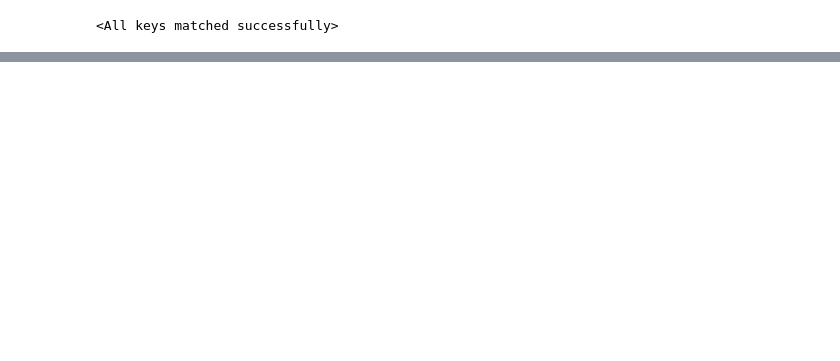
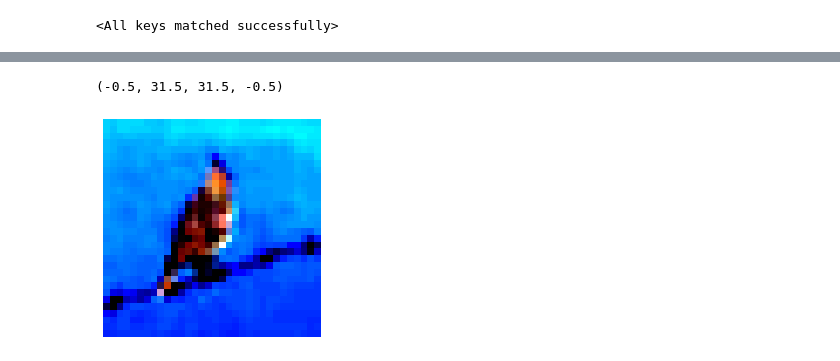
Before and after one commit to Gaurangkarwande/image-classification-YNET, a Jupyter notebook: my_notebook.ipynb, the cells around one changed output, grey strips where cells are left out. Saved outputs shown, nothing was run; the diff lists cells and outputs as text; code cells hidden in the pictures; blank space fills up the shorter version.

```diff
--- a/my_notebook.ipynb
+++ b/my_notebook.ipynb
@@ -110,0 +170,10 @@ plot_filters_single_channel(filter)
+# %%
+npimg = np.array(image.numpy(), np.float32)
+npimg = (npimg - np.mean(npimg)) / np.std(npimg)
+npimg = np.minimum(1, np.maximum(0, (npimg + 0.5)))
+npimg = npimg.transpose((1, 2, 0))
+plt.imshow(npimg)
+plt.axis('off')
+# %% [output]
+(-0.5, 31.5, 31.5, -0.5)
+[figure, added]
```
Also changed, not shown: parts of 11 cells of this notebook, 3 other files.
